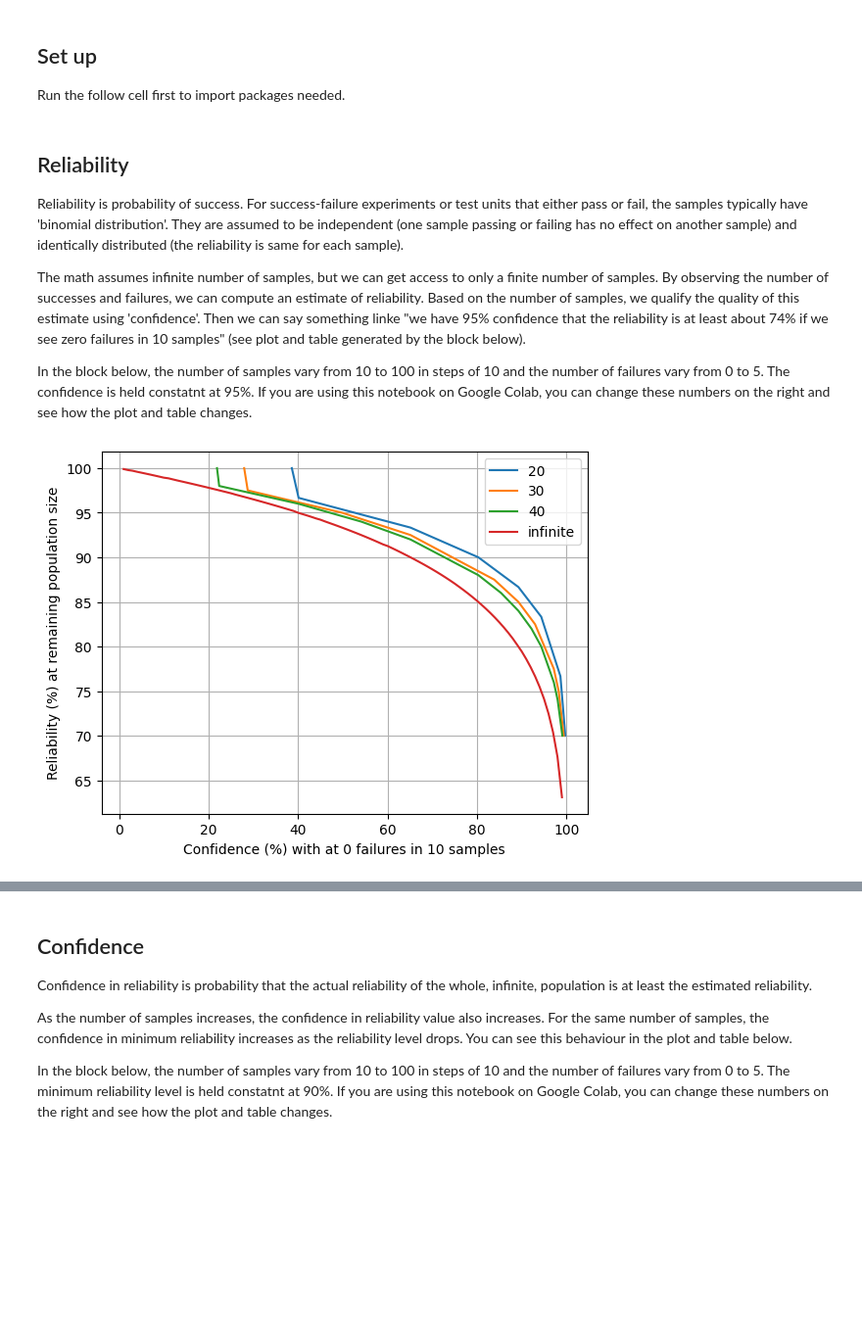
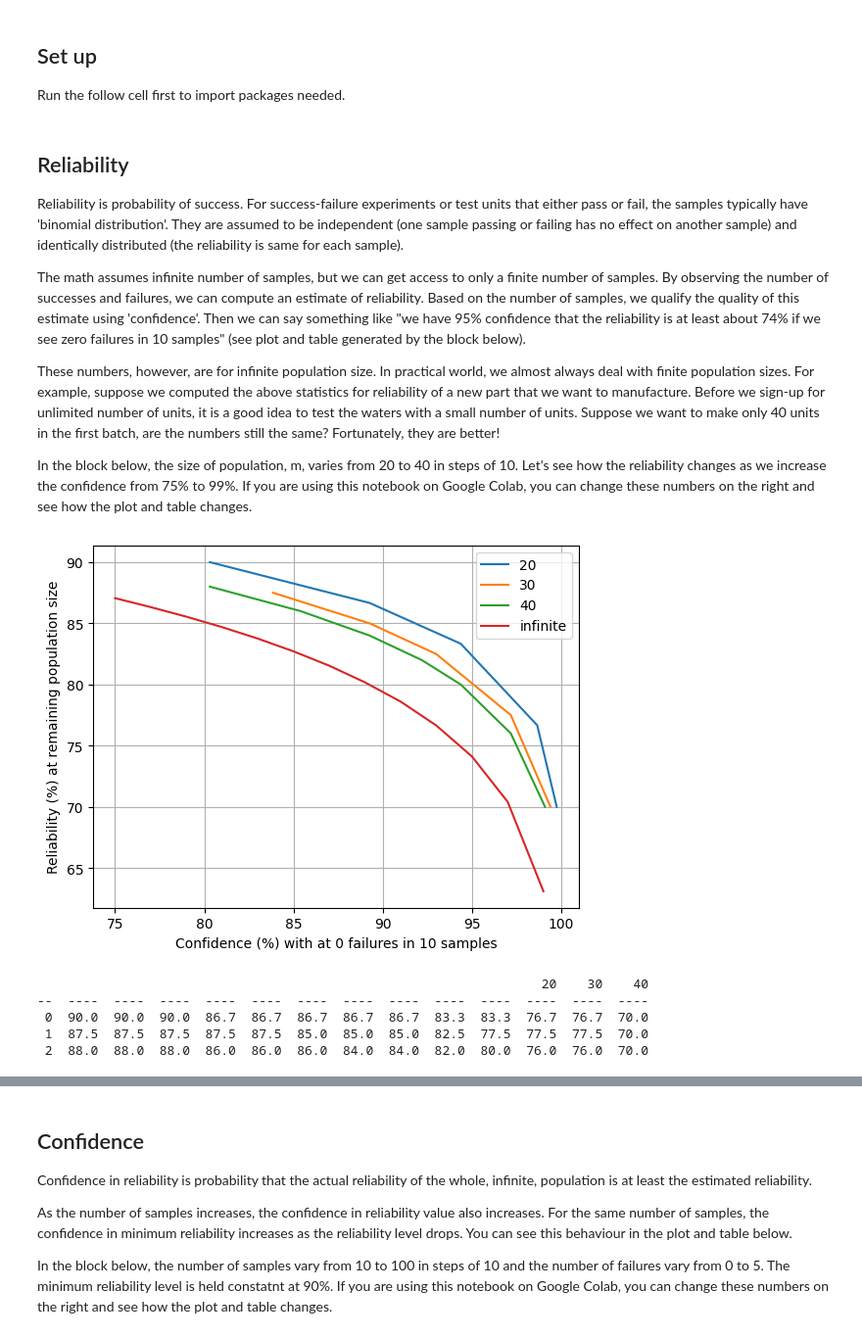
Before and after one commit to sanjaymjoshi/relistats_notebook, a Jupyter notebook: relistats_binomial_finite.ipynb, the cells around one changed output, grey strips where cells are left out. Shown at 98% size. Saved outputs shown, nothing was run; the diff lists cells and outputs as text; code cells hidden in the pictures; blank space fills up the shorter version.

```diff
--- a/relistats_binomial_finite.ipynb
+++ b/relistats_binomial_finite.ipynb
@@ -36,12 +37,19 @@ and identically distributed (the reliability is same for each sample).
 The math assumes infinite number of samples, but we can get access to only a finite
 number of samples. By observing the number of successes and failures, we can compute an
 estimate of reliability. Based on the number of samples, we qualify the quality of this
-estimate using 'confidence'. Then we can say something linke "we have 95% confidence that
+estimate using 'confidence'. Then we can say something like "we have 95% confidence that
 the reliability is at least about 74% if we see zero failures in 10 samples" (see plot and
 table generated by the block below).
 
-In the block below, the number of samples vary from 10 to 100 in steps of 10 and the number
-of failures vary from 0 to 5. The confidence is held constatnt at 95%. If you are using this
+These numbers, however, are for infinite population size. In practical world, we almost
+always deal with finite population sizes. For example, suppose we computed the above
+statistics for reliability of a new part that we want to manufacture. Before we sign-up
+for unlimited number of units, it is a good idea to test the waters with a small number
+of units. Suppose we want to make only 40 units in the first batch, are the numbers
+still the same? Fortunately, they are better!
+
+In the block below, the size of population, m, varies from 20 to 40 in steps of 10. Let's see
+how the reliability changes as we increase the confidence from 75% to 99%. If you are using this
 notebook on Google Colab, you can change these numbers on the right and see how the plot
 and table changes.
 # %%
@@ -52,38 +60,44 @@ m_start = 20 #@param {type:"integer"}
 m_end = 40 #@param {type:"integer"}
 m_step = 10 #@param {type:"integer"}
 
-c_start = 1 #@param {type:"integer"}
+c_start = 75 #@param {type:"integer"}
 c_end = 99 #@param {type:"integer"}
-c_step = 1 #@param {type:"integer"}
+c_step = 2 #@param {type:"integer"}
 
 all_m = list(range(m_start, m_end+m_step, m_step))
 all_c = range(c_start, c_end+c_step, c_step)
 
 all_r = []
 
 for m in all_m:
   rr = []
   cc = []
   for c in all_c:
     r, c2 = reli_fin(n, f, c/100, m)
     cc.append(c2*100)
     rr.append(r*100)
   plot_label = m
   plt.plot(cc, rr, label=plot_label)
   all_r.append(rr)
 
 # Infinite samples
 rr_inf = [reliability(n,f,c/100)*100 for c in all_c]
 plt.plot(all_c, rr_inf, label="infinite")
 plt.ylabel('Reliability (%) at remaining population size')
 plt.xlabel(f'Confidence (%) with at {f} failures in {n} samples')
 plt.legend()
 plt.grid()
 plt.show()
 
-#print(tabulate(all_r, headers=all_m, tablefmt=table_format, floatfmt=".1f", showindex="always"))
+# Doesn't make sense to print table of confidence and reliability in this block
+# print(tabulate(all_r, headers=all_m, tablefmt=table_format, floatfmt=".1f", showindex="always"))
 # %% [output]
-[figure, old version]
+[figure, new version]
+                                                                  20    30    40
+--  ----  ----  ----  ----  ----  ----  ----  ----  ----  ----  ----  ----  ----
+ 0  90.0  90.0  90.0  86.7  86.7  86.7  86.7  86.7  83.3  83.3  76.7  76.7  70.0
+ 1  87.5  87.5  87.5  87.5  87.5  85.0  85.0  85.0  82.5  77.5  77.5  77.5  70.0
+ 2  88.0  88.0  88.0  86.0  86.0  86.0  84.0  84.0  82.0  80.0  76.0  76.0  70.0
 # %%
 #@title Confidence computations { vertical-output: true }
 n = 10 #@param {type:"integer"}
```
Also changed, not shown: parts of 2 cells of this notebook.
